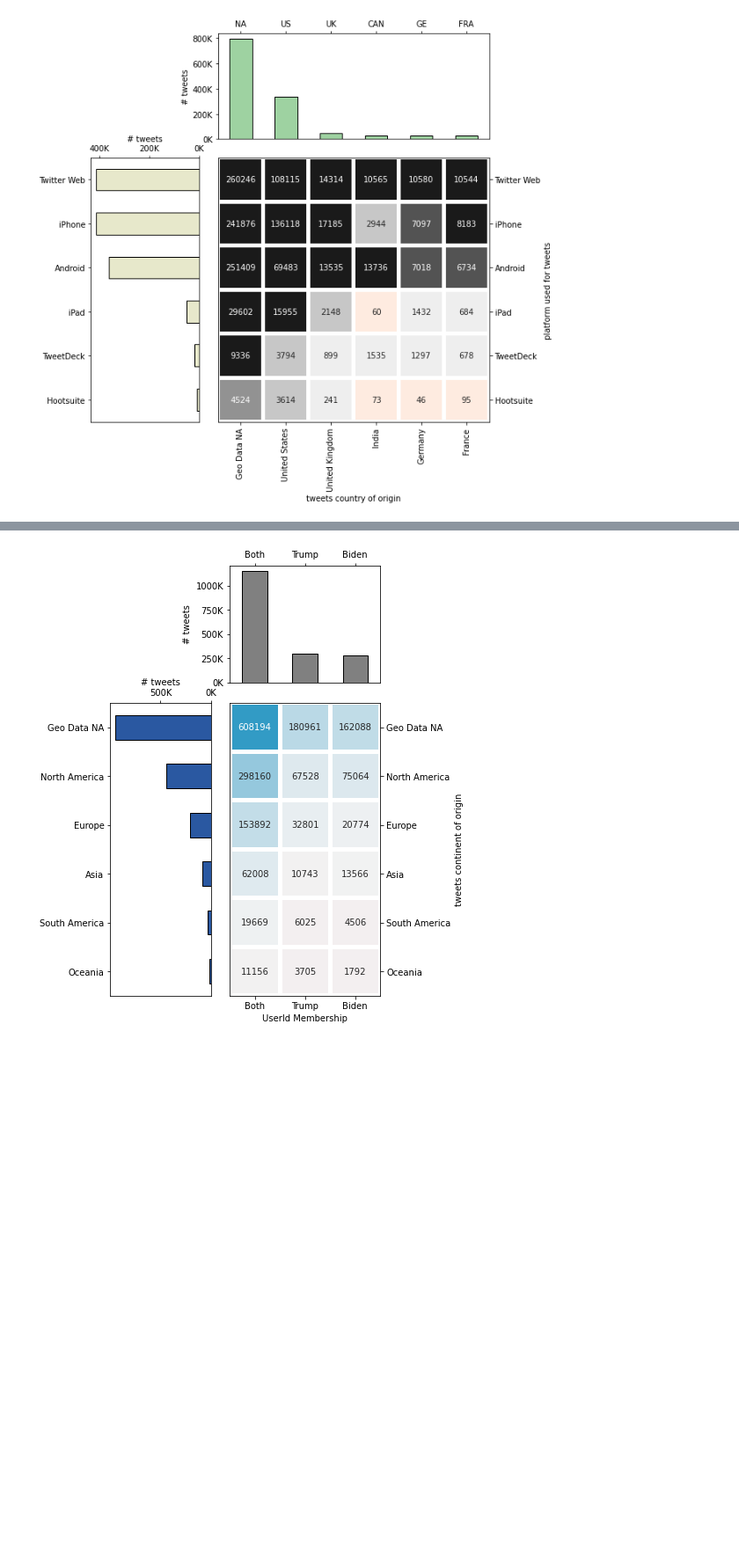
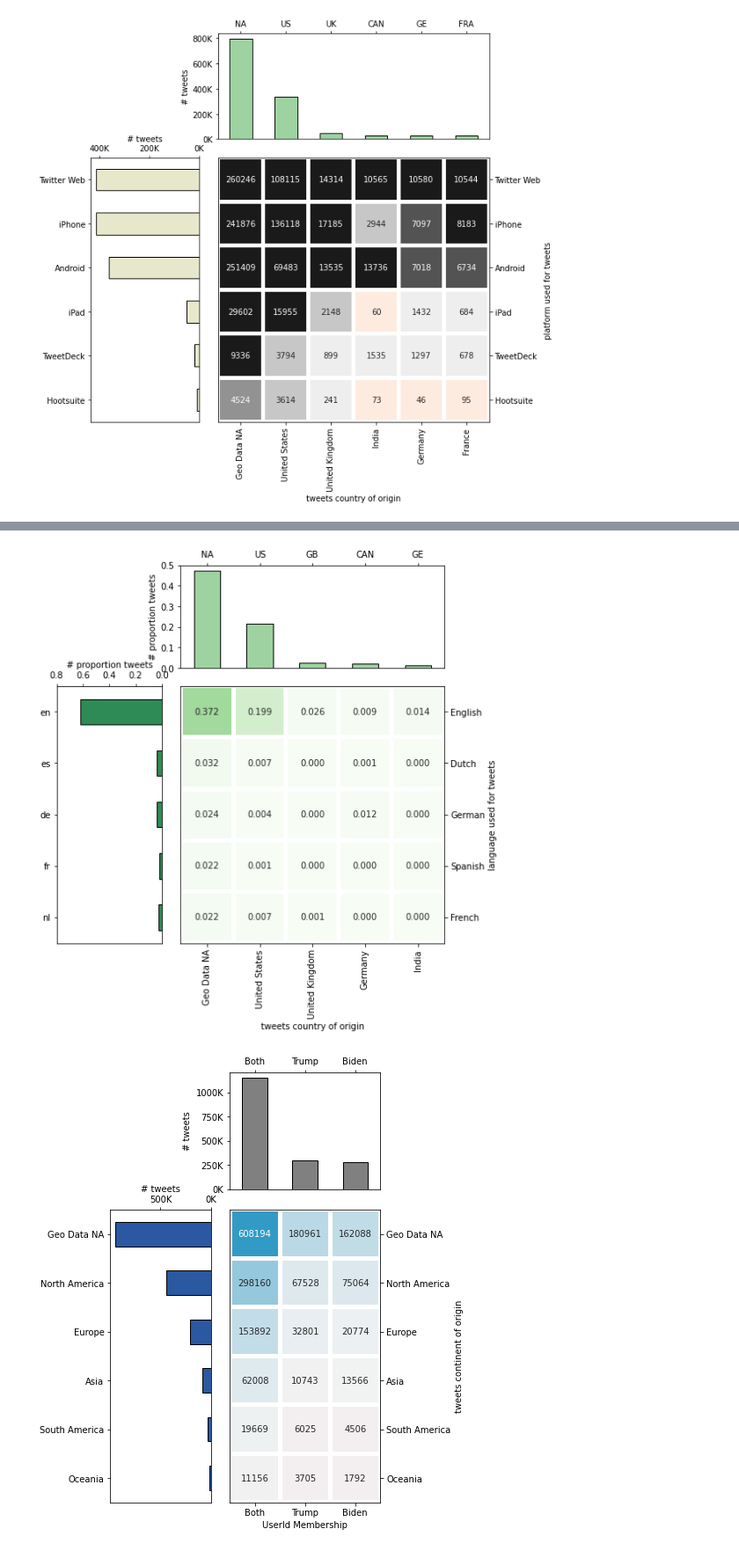
Before and after one commit to sydney-machine-learning/sentimentanalysis-USelections, a Jupyter notebook: main.ipynb, the cells around one changed output, grey strips where cells are left out. Shown at 88% size. Saved outputs shown, nothing was run; the diff lists cells and outputs as text; code cells hidden in the pictures; blank space fills up the shorter version.

```diff
--- a/main.ipynb
+++ b/main.ipynb
@@ -332,3 +347,40 @@ Wall time: 31.1 s
+# %%
+fig, ax=plt.subplots(2,2, figsize=(8,8),
+                     gridspec_kw={'height_ratios':[2,5], 'width_ratios':[2,5], 'wspace':0.1, 'hspace':0.1})
+
+hide_ax = ax[0,0]
+hide_axes(hide_ax)
+
+hm_ax = ax[1,1]
+draw_heatmap2(langXtab.loc[langslst,countrylst], hm_ax)
+hm_ax.set_yticklabels(('English', 'Dutch', 'German','Spanish','French'), rotation=0)
+hm_ax.set_xlabel('tweets country of origin')
+hm_ax.set_ylabel('language used for tweets')
+
+bar_ax = ax[0,1]
+langXtab.loc[langslst,countrylst].sum().plot.bar(ax=bar_ax, color=barcolors[1],**barstyle)
+bar_ax.set_xlabel(bar_ax.get_xlabel())
+bar_ax.xaxis.tick_top()
+bar_ax.xaxis.set_label_position("top")
+bar_ax.set_xticklabels(('NA','US', 'GB', 'CAN', 'GE', 'FRA'), rotation=0)
+bar_ax.set_ylim([0, 0.5])
+bar_ax.set_xlabel('')
+bar_ax.set_ylabel('# proportion tweets')
+
+barh_ax = ax[1,0]
+langXtab.loc[langslst,countrylst].sum(axis=1)[::-1].plot.barh(ax=barh_ax, color=barcolors[5],**barstyle)
+barh_ax.yaxis.set_label_position("left")
+barh_ax.xaxis.tick_top()
+barh_ax.xaxis.set_label_position("top")
+barh_ax.set_xlim(barh_ax.get_xlim()[::-1])
+barh_ax.set_xlim([0.8, 0])
+barh_ax.set_xlabel('# proportion tweets')
+barh_ax.set_ylabel('')
+barh_ax.set_yticklabels(langslst[::-1], rotation=0)
+
+plt.show()
+# %% [output]
+[figure, added]
 # %%
 # Identify the common UserId's in both datasets and create tables for feed visualisation
 common_ids=np.intersect1d(tweets_biden.user_id, tweets_trump.user_id)
```
Also changed, not shown: parts of 12 cells of this notebook.
